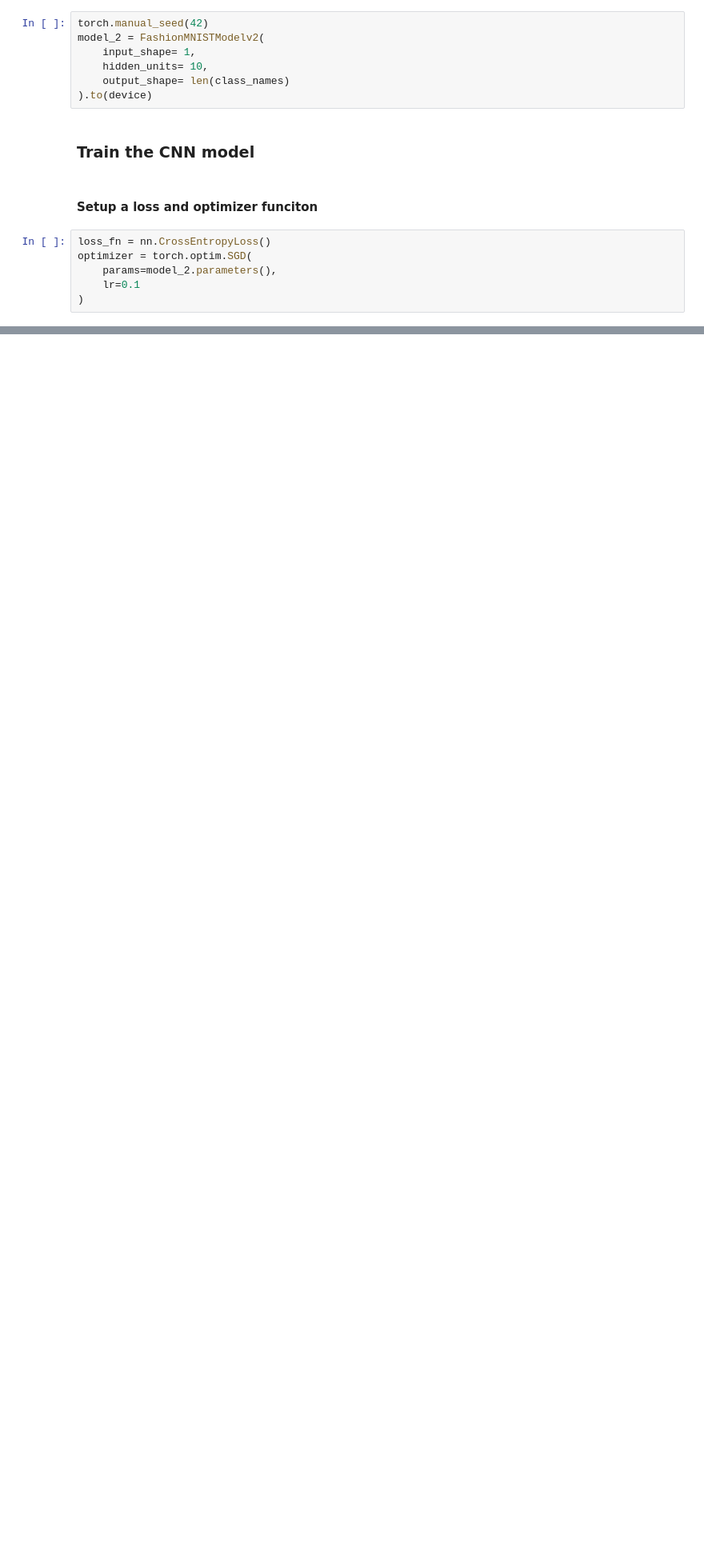
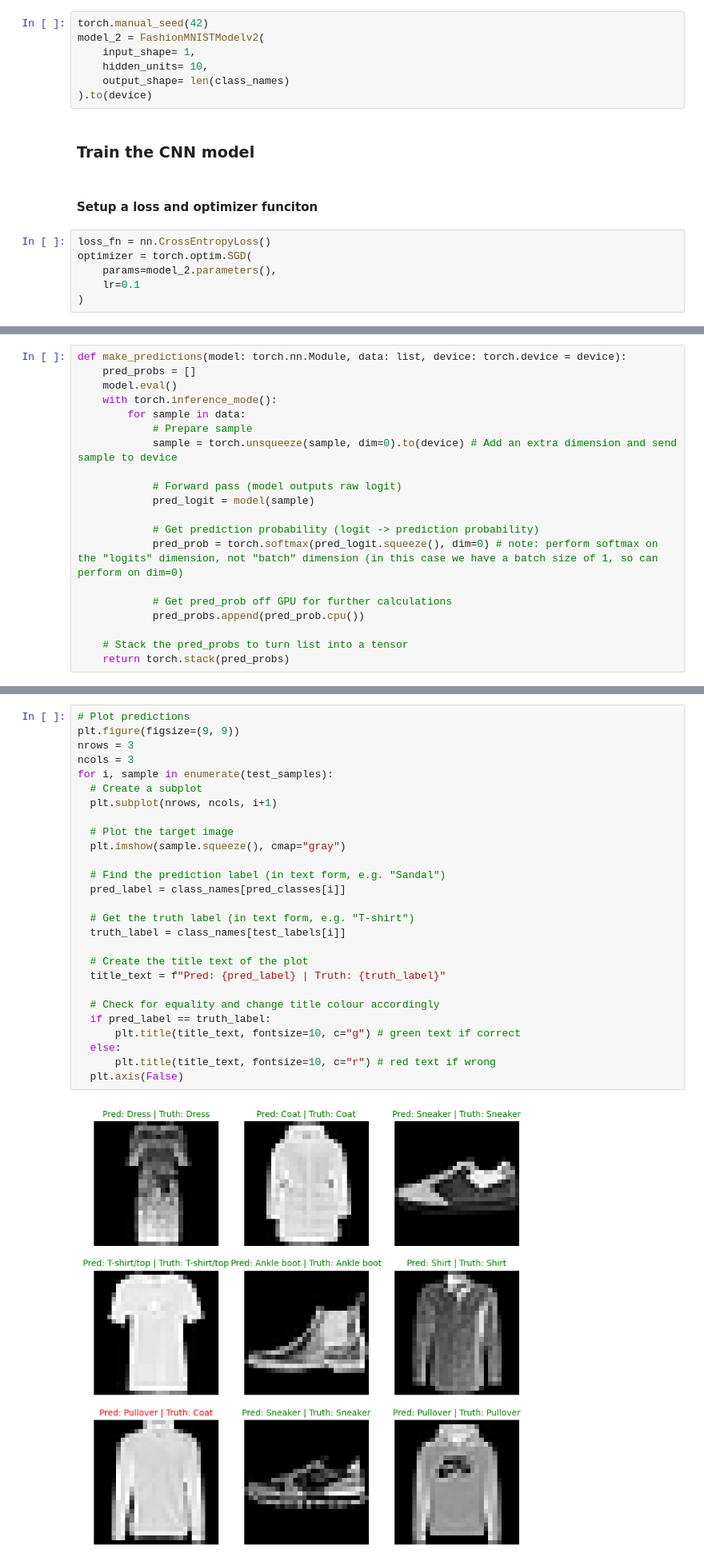
Before and after one commit to Sanjit10/Learning_pyTorch, a Jupyter notebook: tf-knugs/computer_vision.ipynb, the cells around one changed output, grey strips where cells are left out. Shown: that part at 80% size. Saved outputs shown, nothing was run; the diff lists cells and outputs as text; blank space fills up the shorter version.

```diff
--- a/tf-knugs/computer_vision.ipynb
+++ b/tf-knugs/computer_vision.ipynb
@@ -510,0 +551,20 @@ Train time on cuda:0: 66.765 seconds
+# %%
+def make_predictions(model: torch.nn.Module, data: list, device: torch.device = device):
+    pred_probs = []
+    model.eval()
+    with torch.inference_mode():
+        for sample in data:
+            # Prepare sample
+            sample = torch.unsqueeze(sample, dim=0).to(device) # Add an extra dimension and send sample to device
+
+            # Forward pass (model outputs raw logit)
+            pred_logit = model(sample)
+
+            # Get prediction probability (logit -> prediction probability)
+            pred_prob = torch.softmax(pred_logit.squeeze(), dim=0) # note: perform softmax on the "logits" dimension, not "batch" dimension (in this case we have a batch size of 1, so can perform on dim=0)
+
+            # Get pred_prob off GPU for further calculations
+            pred_probs.append(pred_prob.cpu())
+
+    # Stack the pred_probs to turn list into a tensor
+    return torch.stack(pred_probs)
@@ -510,0 +599,29 @@ Train time on cuda:0: 66.765 seconds
+# %%
+# Plot predictions
+plt.figure(figsize=(9, 9))
+nrows = 3
+ncols = 3
+for i, sample in enumerate(test_samples):
+  # Create a subplot
+  plt.subplot(nrows, ncols, i+1)
+
+  # Plot the target image
+  plt.imshow(sample.squeeze(), cmap="gray")
+
+  # Find the prediction label (in text form, e.g. "Sandal")
+  pred_label = class_names[pred_classes[i]]
+
+  # Get the truth label (in text form, e.g. "T-shirt")
+  truth_label = class_names[test_labels[i]]
+
+  # Create the title text of the plot
+  title_text = f"Pred: {pred_label} | Truth: {truth_label}"
+
+  # Check for equality and change title colour accordingly
+  if pred_label == truth_label:
+      plt.title(title_text, fontsize=10, c="g") # green text if correct
+  else:
+      plt.title(title_text, fontsize=10, c="r") # red text if wrong
+  plt.axis(False)
+# %% [output]
+[figure, added]
```
Also changed, not shown: parts of 18 cells of this notebook, 17 other files.
